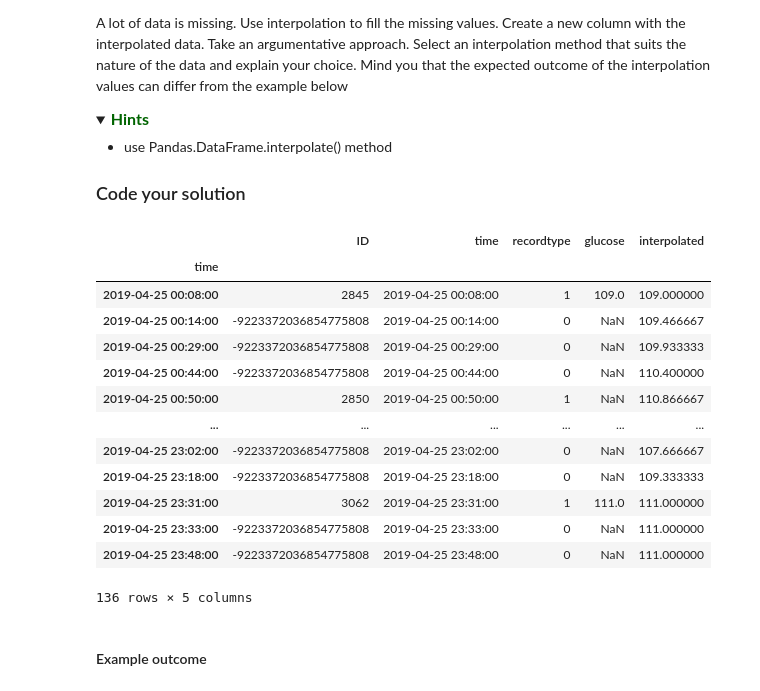
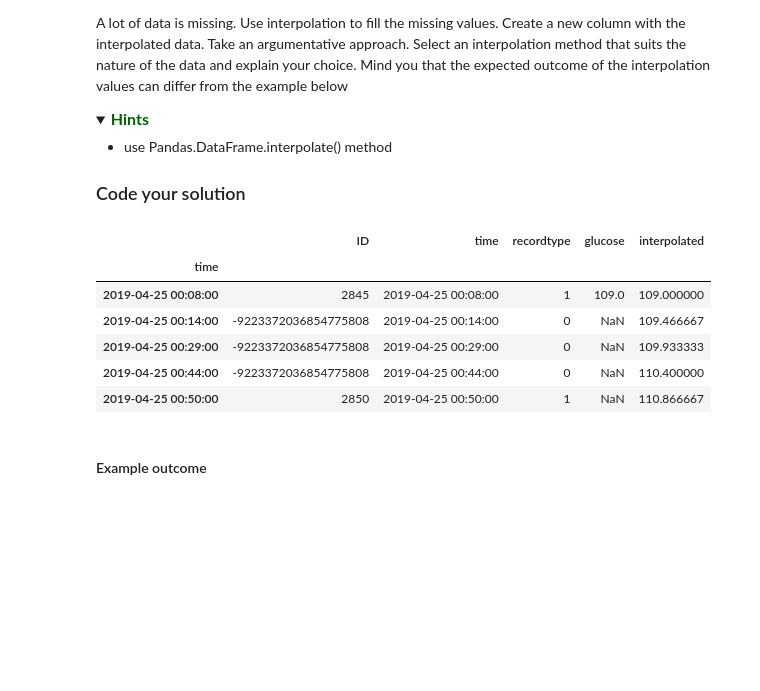
Before and after one commit to ddlatumalea/BFVM19PROG1, a Jupyter notebook: assessments/Assignment_week_02.ipynb, the cells around one changed output. Drawn from its saved outputs; the diff is of its cells as text; code cells hidden in the pictures; folded sections open; blank space fills up the shorter version.

```diff
--- a/assessments/Assignment_week_02.ipynb
+++ b/assessments/Assignment_week_02.ipynb
@@ -300,25 +300,18 @@ A lot of data is missing. Use interpolation to fill the missing values. Create a
 # %%
 # linearly interpolate the data. Assume record type 0 measurements
 # are valid measurements. It treats every value equally spaced.
 # I'm not using the time method because it usually only works on daily
 # and higher resolution data.
 df['interpolated'] = df['glucose'].interpolate('linear')
-df
+df.head()
 # %% [output]
 |  | ID | time | recordtype | glucose | interpolated |
 | time |  |  |  |  |  |
 | 2019-04-25 00:08:00 | 2845 | 2019-04-25 00:08:00 | 1 | 109.0 | 109.000000 |
 | 2019-04-25 00:14:00 | -9223372036854775808 | 2019-04-25 00:14:00 | 0 | NaN | 109.466667 |
 | 2019-04-25 00:29:00 | -9223372036854775808 | 2019-04-25 00:29:00 | 0 | NaN | 109.933333 |
 | 2019-04-25 00:44:00 | -9223372036854775808 | 2019-04-25 00:44:00 | 0 | NaN | 110.400000 |
 | 2019-04-25 00:50:00 | 2850 | 2019-04-25 00:50:00 | 1 | NaN | 110.866667 |
-| ... | ... | ... | ... | ... | ... |
-| 2019-04-25 23:02:00 | -9223372036854775808 | 2019-04-25 23:02:00 | 0 | NaN | 107.666667 |
-| 2019-04-25 23:18:00 | -9223372036854775808 | 2019-04-25 23:18:00 | 0 | NaN | 109.333333 |
-| 2019-04-25 23:31:00 | 3062 | 2019-04-25 23:31:00 | 1 | 111.0 | 111.000000 |
-| 2019-04-25 23:33:00 | -9223372036854775808 | 2019-04-25 23:33:00 | 0 | NaN | 111.000000 |
-| 2019-04-25 23:48:00 | -9223372036854775808 | 2019-04-25 23:48:00 | 0 | NaN | 111.000000 |
-136 rows × 5 columns
 # %% [markdown]
 #### Example outcome
 # %% [raw]
```
Also changed, not shown: parts of 4 cells of this notebook.
